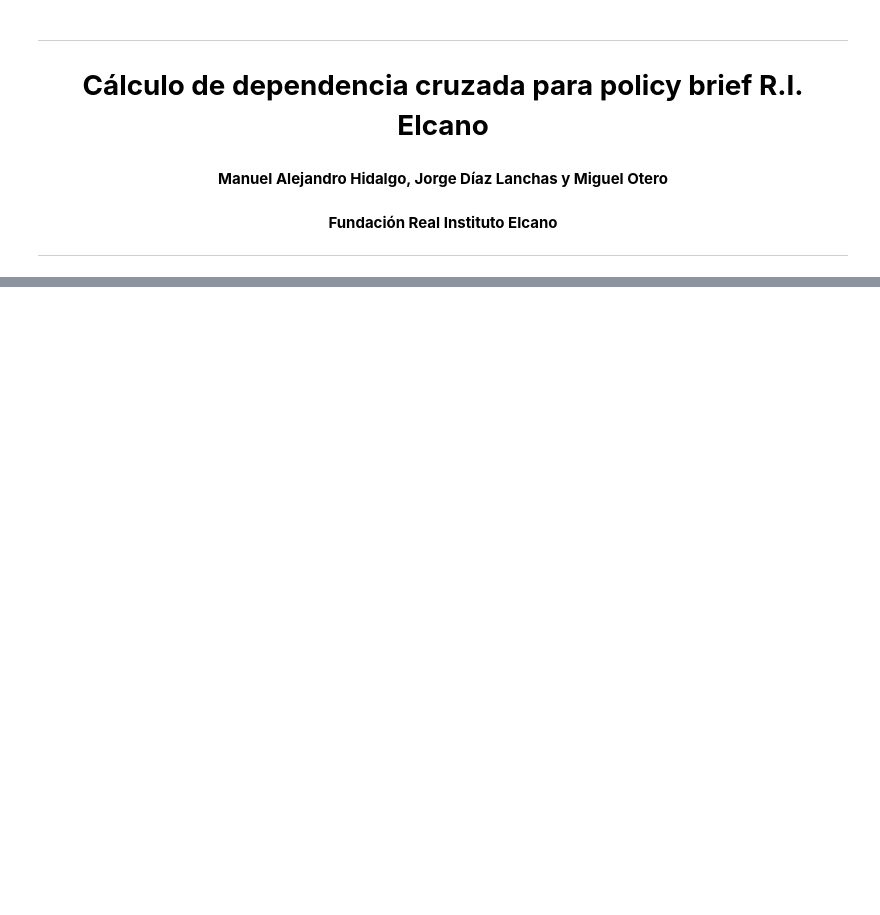
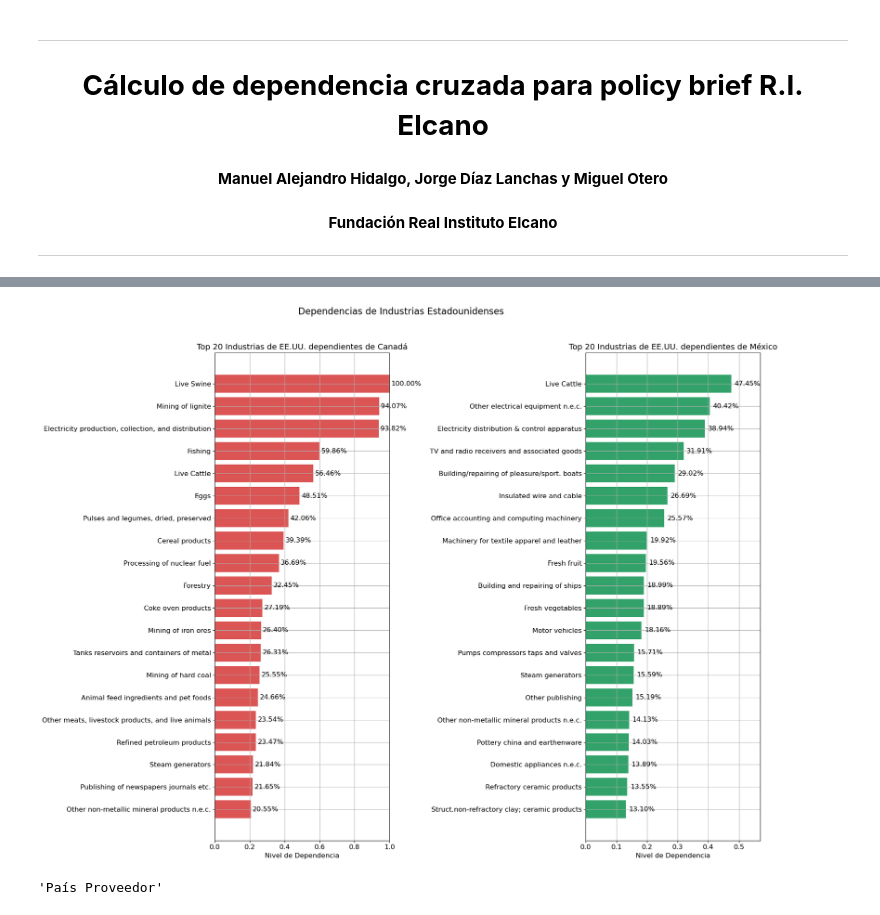
Before and after one commit to mhidper/Seguridad-Economica, a Jupyter notebook: src/notebooks/visualization/figuras.ipynb, the cells around one changed output, grey strips where cells are left out. Drawn from its saved outputs; the diff is of its cells as text; code cells hidden in the pictures; blank space fills up the shorter version.

```diff
--- a/src/notebooks/visualization/figuras.ipynb
+++ b/src/notebooks/visualization/figuras.ipynb
@@ -25,9 +40,9 @@ import os
 from pathlib import Path
 # %%
 #Valores totales industria-país
-df_totales = pd.read_csv(r"C:\Users\Usuario\Documents\Github\Seguridad económica\src\data\processed\Dependencias consolidadas\totales_comercio_por_pais_industria.csv", sep=";")
+df_totales = pd.read_csv('../../data/processed/Dependencias consolidadas/totales_comercio_por_pais_industria.csv', sep=";")
 # Ruta del archivo comprimido
-ruta_archivo_gz = r"C:\Users\Usuario\Documents\Github\Seguridad económica\src\data\processed\Dependencias consolidadas\dependencias.gz"
+ruta_archivo_gz = '../../data/processed/Dependencias consolidadas/dependencias.gz'
 
 # Crear un directorio temporal para descomprimir
 directorio_temp = tempfile.mkdtemp()
@@ -521,33 +517,38 @@ try:
                 f'{width:.2%}',
                 va='center'
             )
 
         # Configurar título y etiquetas
         ax2.set_title(
             f'Top 20 Industrias de EE.UU. dependientes de {country_names["MEX"]}',
             fontsize=14
         )
         ax2.set_xlabel('Nivel de Dependencia')
         ax2.set_xlim(0, min(1, mexico_deps['dependency_value'].max() * 1.2))
     else:
         ax2.text(0.5, 0.5, 'No hay datos disponibles para México',
                 ha='center', va='center', fontsize=14)
 except Exception as e:
     print(f"Error al procesar datos de México: {str(e)}")
     ax2.text(0.5, 0.5, f'Error: {str(e)}', ha='center', va='center')
 
 # Añadir un título general
 fig.suptitle('Dependencias de Industrias Estadounidenses', fontsize=16, y=0.98)
 
 # Ajustar el diseño
 plt.tight_layout()
 plt.subplots_adjust(top=0.90)  # Ajustar para dejar espacio al título general
 
 # Mostrar la figura
 plt.show()
 
 # También se puede guardar la figura
 fig.savefig(image_dir / 'usa_dependencias_can_mex.png', dpi=300, bbox_inches='tight')
+
+"País Proveedor"
+# %% [output]
+[figure, added]
+'País Proveedor'
 # %%
 # Configuración de estilo
 plt.rcParams['figure.figsize'] = [12, 8]
```
Also changed, not shown: parts of 8 cells of this notebook, 46 other files.
